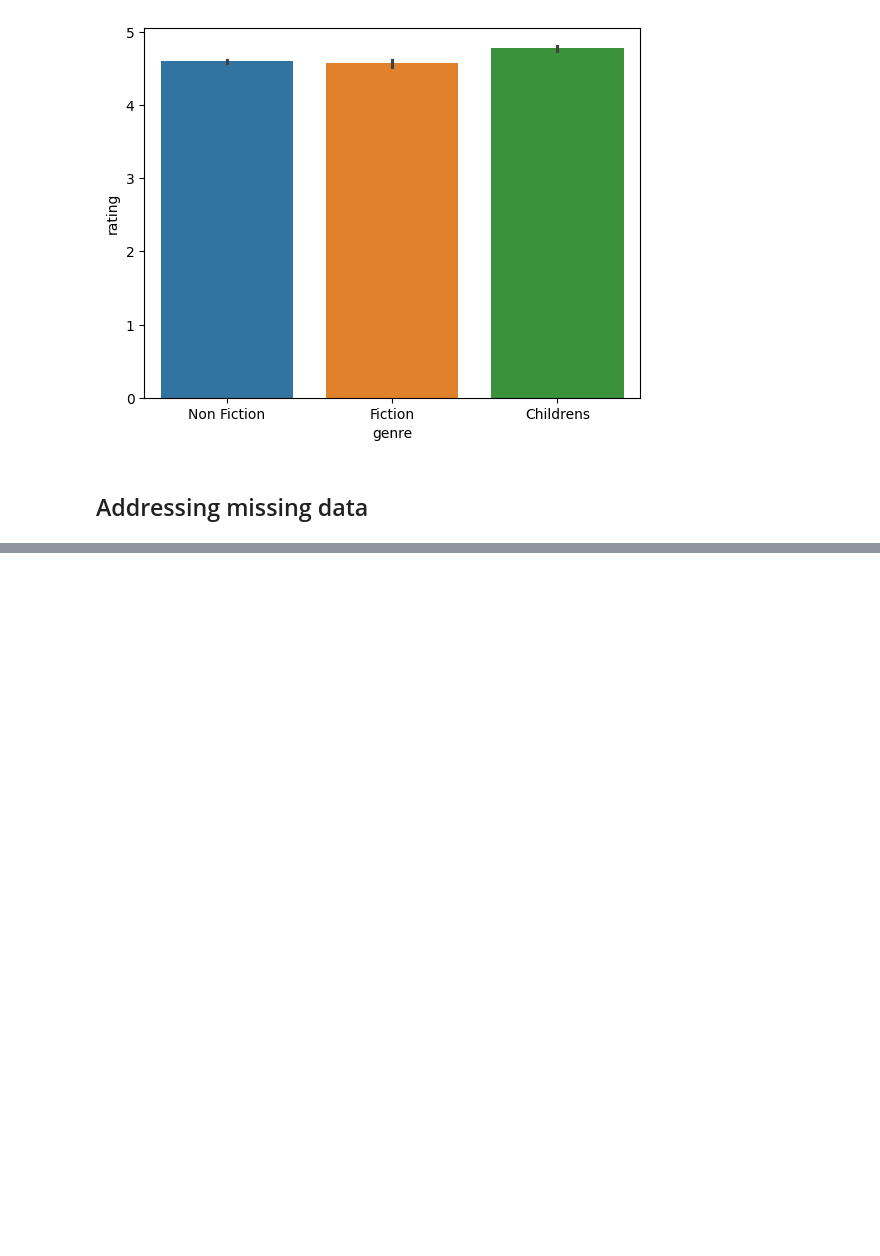
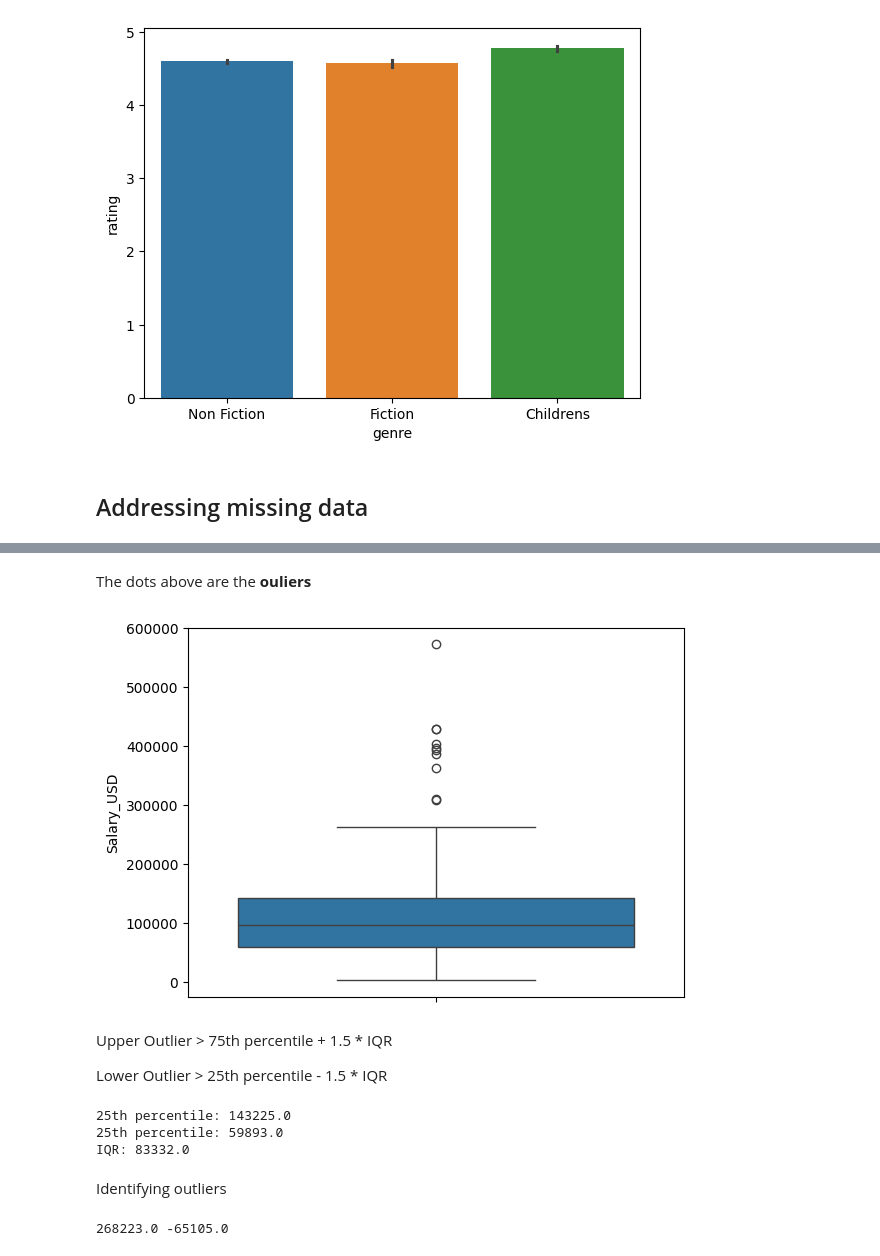
Before and after one commit to andrewch28/DataCamp, a Jupyter notebook: 10)EDA.ipynb, the cells around one changed output, grey strips where cells are left out. Saved outputs shown, nothing was run; the diff lists cells and outputs as text; code cells hidden in the pictures; blank space fills up the shorter version.

```diff
--- a/10)EDA.ipynb
+++ b/10)EDA.ipynb
@@ -237,0 +378,3 @@ plt.show()
+# %%
+salaries["Salary_USD"] = salaries["Salary_USD"].str.replace(",", "")
+#Normally we would use .replace but as it is a DataSeries we use .str.replace
@@ -237,0 +383,2 @@ plt.show()
+# %%
+salaries["Salary_USD"] = salaries["Salary_USD"].astype(float)
@@ -237,0 +387,3 @@ plt.show()
+# %%
+salaries["std_dev"] = salaries.groupby("Experience")["Salary_USD"].transform(lambda x: x.std())
+salaries[["Experience", "std_dev"]].value_counts()
@@ -237,0 +399,5 @@ plt.show()
+# %%
+salaries["median_by_comp_size"] = salaries.groupby("Company_Size") \
+                                    ["Salary_USD"].transform(lambda x: x.median())
+
+salaries[["Company_Size", "median_by_comp_size"]].value_counts()
@@ -237,0 +426,40 @@ plt.show()
+# %% [markdown]
+The dots above are the **ouliers**
+# %%
+sns.boxplot(data=salaries,
+            y="Salary_USD")
+plt.show()
+# %% [output]
+[figure, added]
+# %% [markdown]
+Upper Outlier > 75th percentile + 1.5 * IQR
+
+Lower Outlier > 25th percentile - 1.5 * IQR
+# %%
+#75th percentile
+seventy_fifth = salaries["Salary_USD"].quantile(0.75)
+print(f"25th percentile: {seventy_fifth}")
+
+#25th percentile
+twenty_fifth = salaries["Salary_USD"].quantile(0.25)
+print(f"25th percentile: {twenty_fifth}")
+
+#Interquartile range
+salaries_iqr = seventy_fifth - twenty_fifth
+print(f"IQR: {salaries_iqr}")
+# %% [output]
+25th percentile: 143225.0
+25th percentile: 59893.0
+IQR: 83332.0
+# %% [markdown]
+Identifying outliers
+# %%
+#Upper threshold
+upper = seventy_fifth + (1.5 * salaries_iqr)
+
+#Lower threshold
+lower = twenty_fifth - (1.5 * salaries_iqr)
+
+print(upper, lower)
+# %% [output]
+268223.0 -65105.0
```
Also changed, not shown: parts of 48 cells of this notebook.
